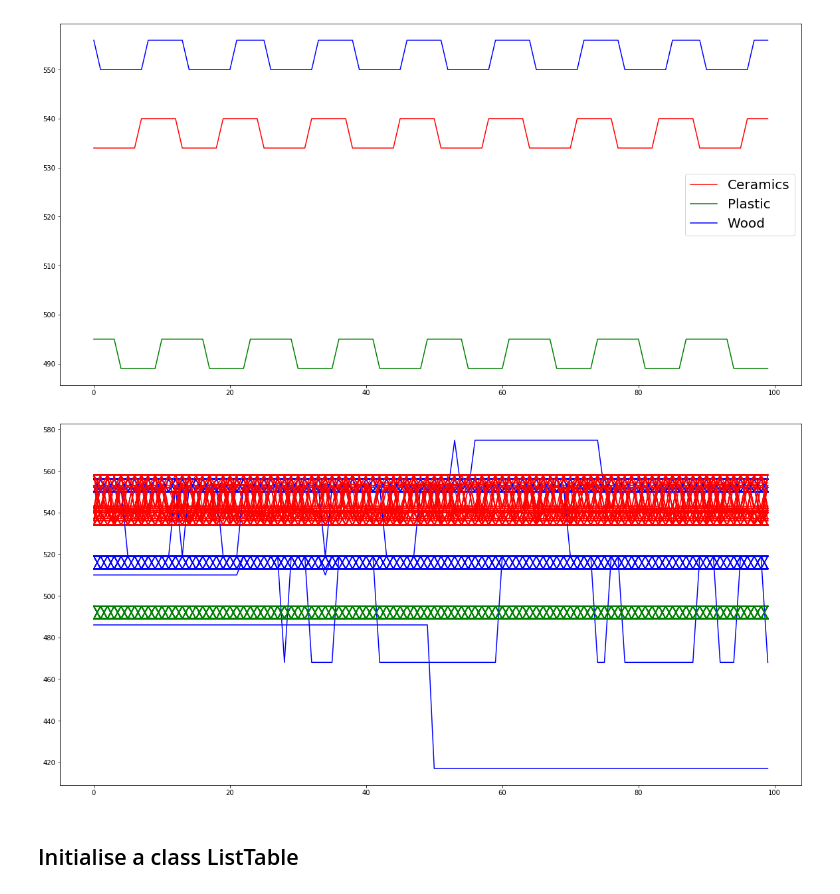
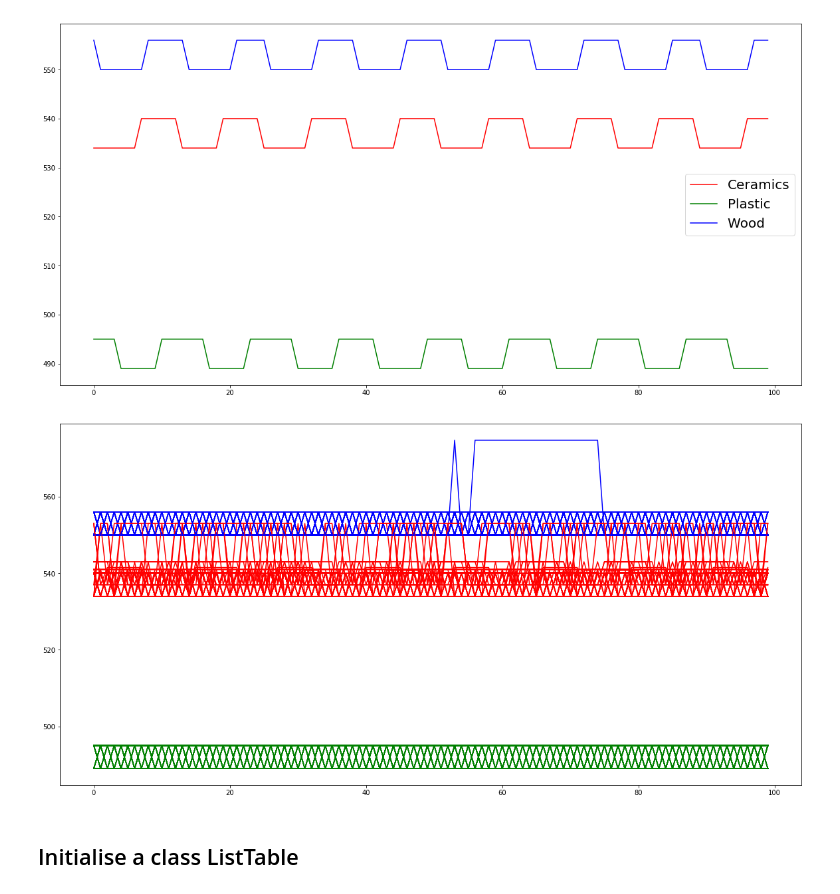
Before and after one commit to AnshulHedau/Pehchaan-The-Identifier, a Jupyter notebook: Data_Analysis_Python/Data Classification.ipynb, the cells around one changed output. Cells and saved outputs as stored; diff of their text form; code cells hidden in the pictures.

```diff
--- a/Data_Analysis_Python/Data Classification.ipynb
+++ b/Data_Analysis_Python/Data Classification.ipynb
@@ -69,13 +65,13 @@ plt.show()
 # %%
 plt.figure(figsize=(20,10))
 
-for i in range(0,150):
+for i in range(0,90):
     plt.plot(dataset_ceremic[i],'r', linewidth=1.5)
     plt.plot(dataset_plastic[i],'g', linewidth=1.5)
     plt.plot(dataset_wood[i],'b', linewidth=1.5)
 plt.show()
 # %% [output]
-[figure, old version]
+[figure, new version]
 # %% [markdown]
 ## Initialise a class ListTable
 # %%
```
Also changed, not shown: parts of 55 cells of this notebook.
